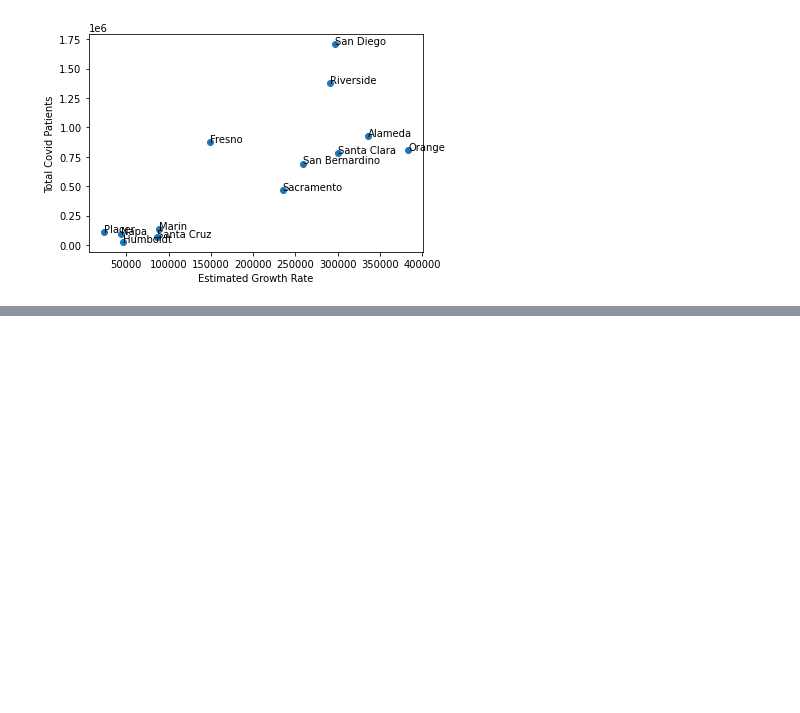
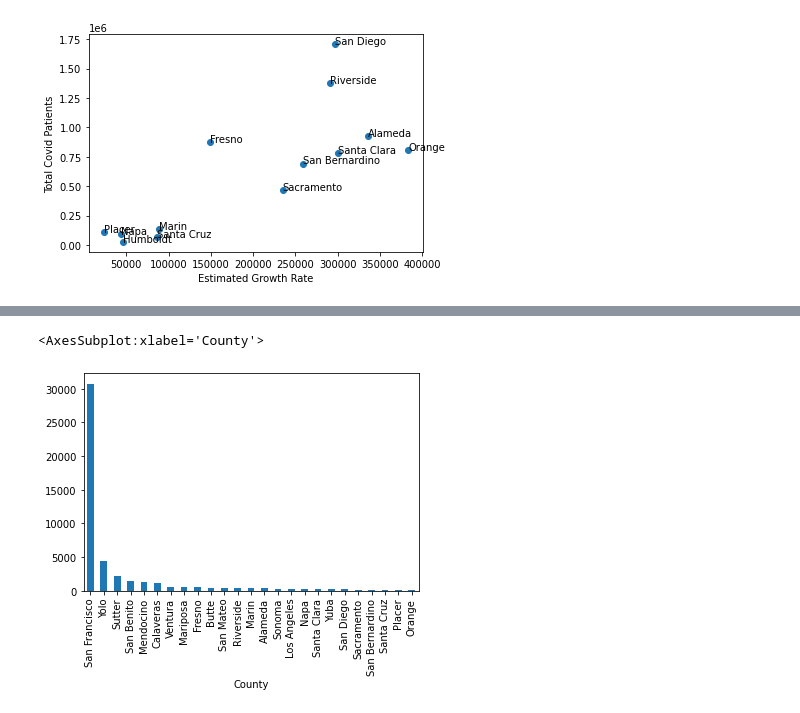
Before and after one commit to PurpleFlare/eas503_Project, a Jupyter notebook: Project.ipynb, the cells around one changed output, grey strips where cells are left out. Drawn from its saved outputs; the diff is of its cells as text; code cells hidden in the pictures; blank space fills up the shorter version.

```diff
--- a/Project.ipynb
+++ b/Project.ipynb
@@ -372,0 +415,6 @@ for i, txt in enumerate(list(df['County'])):
+# %%
+df.set_index('County', inplace=True)
+df.plot.bar(y = 'Capacity_Percentage', legend = False)
+# %% [output]
+<AxesSubplot:xlabel='County'>
+[figure, added]
```
Also changed, not shown: parts of 7 cells of this notebook.
